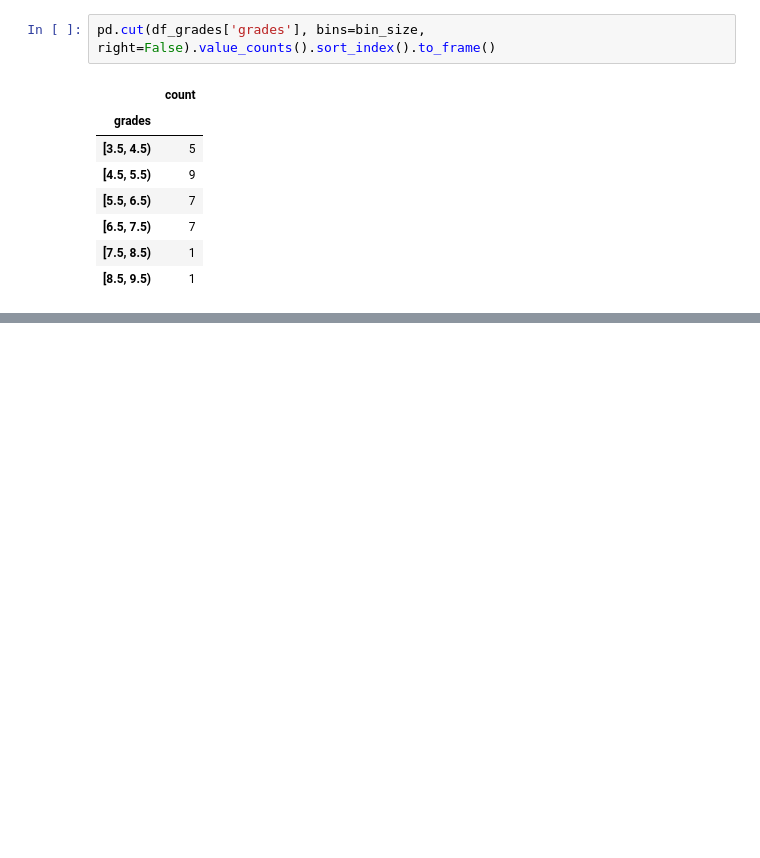
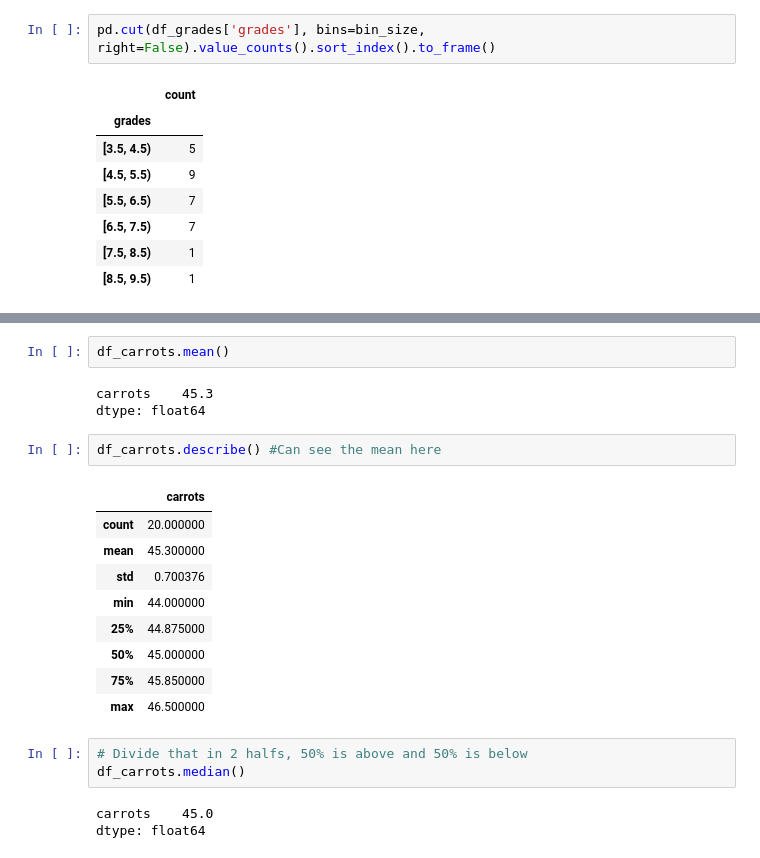
Before and after one commit to ErickVisone/DataScience, a Jupyter notebook: datascience/blood_donors.ipynb, the cells around one changed output, grey strips where cells are left out. Cells and saved outputs as stored; diff of their text form; blank space fills up the shorter version.

```diff
--- a/datascience/blood_donors.ipynb
+++ b/datascience/blood_donors.ipynb
@@ -368,0 +410,23 @@ df_grades.head()
+# %%
+df_carrots.mean()
+# %% [output]
+carrots    45.3
+dtype: float64
+# %%
+df_carrots.describe() #Can see the mean here
+# %% [output]
+|  | carrots |
+| count | 20.000000 |
+| mean | 45.300000 |
+| std | 0.700376 |
+| min | 44.000000 |
+| 25% | 44.875000 |
+| 50% | 45.000000 |
+| 75% | 45.850000 |
+| max | 46.500000 |
+# %%
+# Divide that in 2 halfs, 50% is above and 50% is below
+df_carrots.median()
+# %% [output]
+carrots    45.0
+dtype: float64
```
Also changed, not shown: parts of 19 cells of this notebook.
